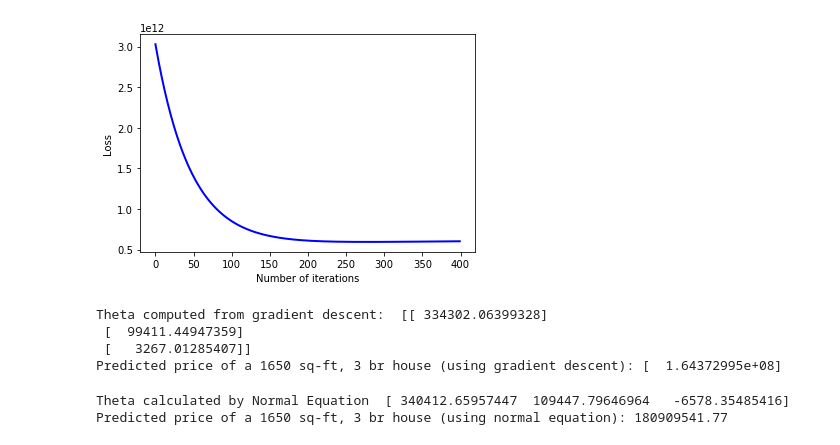
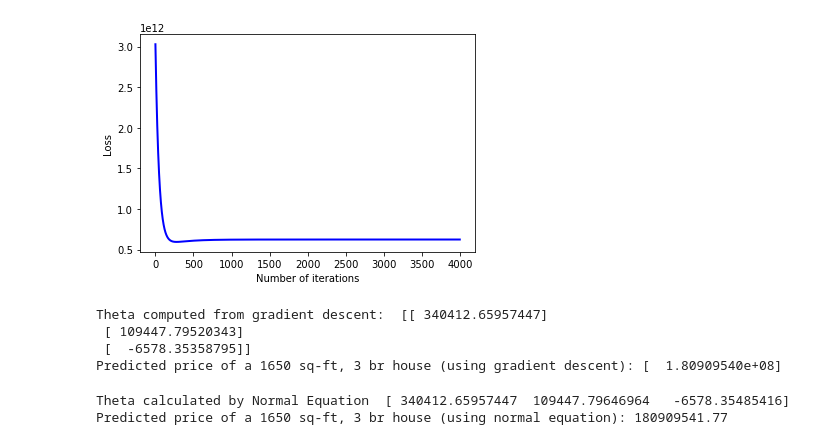
Before and after one commit to adil-rasheed/MachineLearning, a Jupyter notebook: Regression/Regression_numpy.ipynb, the cells around one changed output. Cells and saved outputs as stored; diff of their text form; code cells hidden in the pictures.

```diff
--- a/Regression/Regression_numpy.ipynb
+++ b/Regression/Regression_numpy.ipynb
@@ -22,8 +23,10 @@ def computeLoss(X,y,theta):
   Loss=1.0/2.0/m*np.sum((X.dot(theta)-y)**2);
   return Loss;
 # %%
-def gradientDescent(X, y, theta, alpha, num_iters):
-    m = len(y)
+# Solves using Gradient Descent
+def gradientDescent(X, y, alpha, num_iters):
+    m,n = X.shape
+    theta = np.zeros((X.shape[1],1))
     Loss_history = np.zeros((num_iters, 1))
     for i in range(num_iters):
         theta = theta - alpha*(1.0/m) * np.transpose(X).dot(X.dot(theta) - np.transpose([y]))
@@ -35,9 +39,9 @@ def normalEqn(X, y):
     theta = np.linalg.pinv(np.transpose(X).dot(X)).dot(np.transpose(X).dot(y))
     return theta
 # %%
-def SolveGradientDescent(X,alpha, num_iters):
-    theta = np.zeros((3, 1))
-    theta, Loss_history = gradientDescent(X_padded, y, theta, alpha, num_iters)
+def SolveGradientDescent(X,y,alpha, num_iters):
+    m,n=X.shape
+    theta, Loss_history = gradientDescent(X, y, alpha, num_iters)
     plt.plot(range(Loss_history.size), Loss_history, "-b", linewidth=2 )
     plt.xlabel('Number of iterations')
     plt.ylabel('Loss')
@@ -88,17 +92,17 @@ X_padded = np.column_stack((np.ones((m,1)), X_norm))
 house_norm_padded = np.array([1, 1650, 3])
 # %%
 #Solve using Gradient Descent
-theta_GD=SolveGradientDescent(X=X_padded,alpha=0.01,num_iters=400)
-# Display gradient descent's result
+theta_GD=SolveGradientDescent(X=X_padded,y=y,alpha=0.01,num_iters=4000)
+#Display gradient descent's result
 print('Theta computed from gradient descent: ',theta_GD)
-price_GD = np.array(house_norm_padded).dot(theta)
+price_GD = np.array(house_norm_padded).dot(theta_GD)
 print("Predicted price of a 1650 sq-ft, 3 br house (using gradient descent):", price_GD)
 # %% [output]
-[figure, old version]
+[figure, new version]
-Theta computed from gradient descent:  [[ 334302.06399328]
- [  99411.44947359]
- [   3267.01285407]]
-Predicted price of a 1650 sq-ft, 3 br house (using gradient descent): [  1.64372995e+08]
+Theta computed from gradient descent:  [[ 340412.65957447]
+ [ 109447.79520343]
+ [  -6578.35358795]]
+Predicted price of a 1650 sq-ft, 3 br house (using gradient descent): [  1.80909540e+08]
 # %%
 #Solve using normal equation
 theta_Normal = normalEqn(X_padded, y)
```
Also changed, not shown: parts of 10 cells of this notebook, 1 other file.
